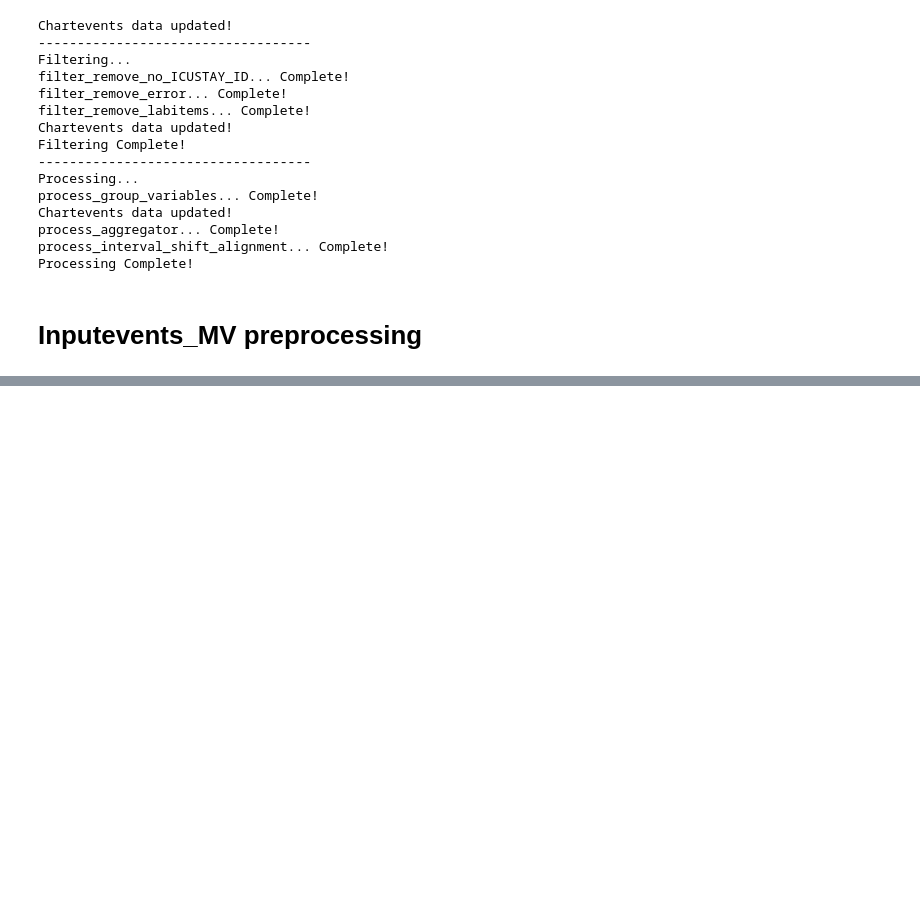
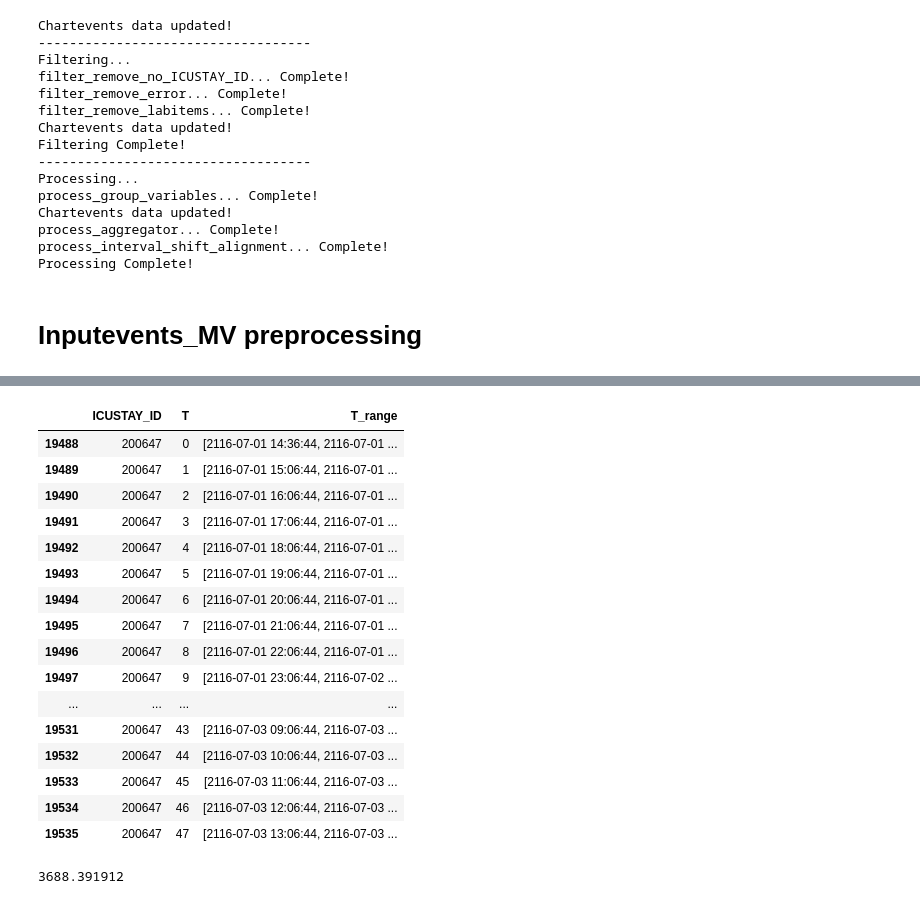
Before and after one commit to Harry-PARK/MIMIC_preprocessing, a Jupyter notebook: test.ipynb, the cells around one changed output, grey strips where cells are left out. Cells and saved outputs as stored; diff of their text form; code cells hidden in the pictures; blank space fills up the shorter version.

```diff
--- a/test.ipynb
+++ b/test.ipynb
@@ -169,0 +356,24 @@ inputevents_mv.load(inputevents_mv_all)
+# %%
+patients_static.patients_T_info[patients_static.patients_T_info["ICUSTAY_ID"] == 200647]
+# %% [output]
+|  | ICUSTAY_ID | T | T_range |
+| 19488 | 200647 | 0 | [2116-07-01 14:36:44, 2116-07-01 ... |
+| 19489 | 200647 | 1 | [2116-07-01 15:06:44, 2116-07-01 ... |
+| 19490 | 200647 | 2 | [2116-07-01 16:06:44, 2116-07-01 ... |
+| 19491 | 200647 | 3 | [2116-07-01 17:06:44, 2116-07-01 ... |
+| 19492 | 200647 | 4 | [2116-07-01 18:06:44, 2116-07-01 ... |
+| 19493 | 200647 | 5 | [2116-07-01 19:06:44, 2116-07-01 ... |
+| 19494 | 200647 | 6 | [2116-07-01 20:06:44, 2116-07-01 ... |
+| 19495 | 200647 | 7 | [2116-07-01 21:06:44, 2116-07-01 ... |
+| 19496 | 200647 | 8 | [2116-07-01 22:06:44, 2116-07-01 ... |
+| 19497 | 200647 | 9 | [2116-07-01 23:06:44, 2116-07-02 ... |
+| ... | ... | ... | ... |
+| 19531 | 200647 | 43 | [2116-07-03 09:06:44, 2116-07-03 ... |
+| 19532 | 200647 | 44 | [2116-07-03 10:06:44, 2116-07-03 ... |
+| 19533 | 200647 | 45 | [2116-07-03 11:06:44, 2116-07-03 ... |
+| 19534 | 200647 | 46 | [2116-07-03 12:06:44, 2116-07-03 ... |
+| 19535 | 200647 | 47 | [2116-07-03 13:06:44, 2116-07-03 ... |
+# %%
+3815.57784*58/60
+# %% [output]
+3688.391912
```
Also changed, not shown: parts of 8 cells of this notebook, 9 other files.
